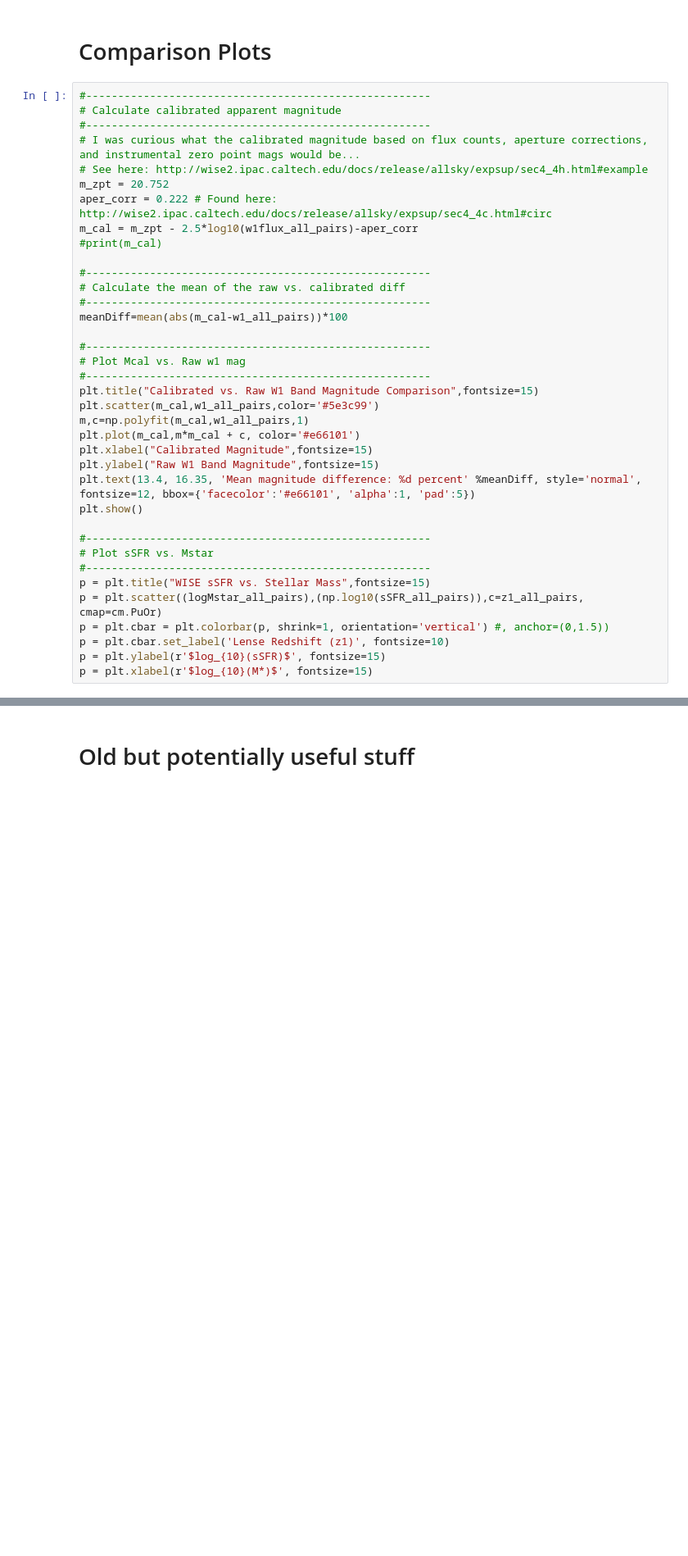
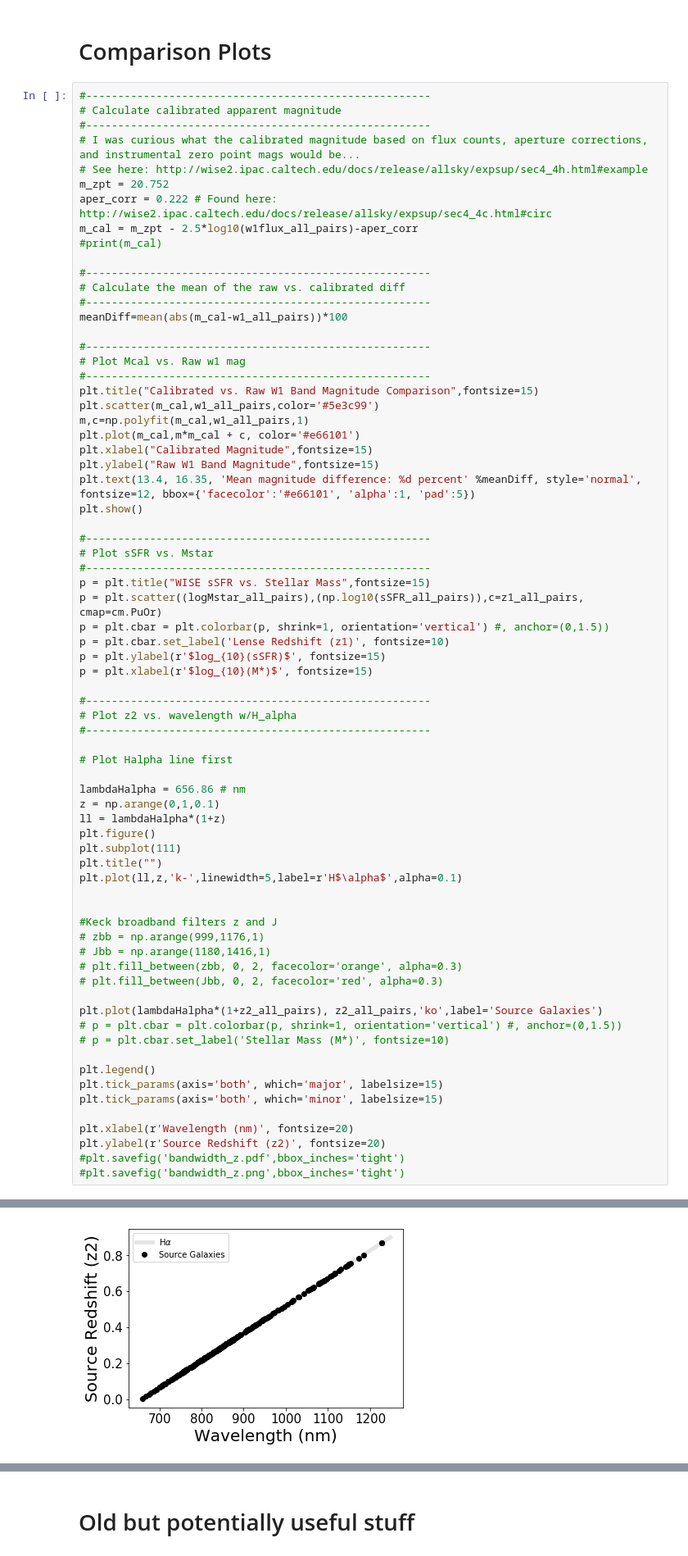
Before and after one commit to beckysteele/python_playground, a Jupyter notebook: strong_lensing_research/Research Plots (Becky).ipynb, the cells around one changed output, grey strips where cells are left out. Shown at 82% size. Saved outputs shown, nothing was run; the diff lists cells and outputs as text; blank space fills up the shorter version.

```diff
--- a/strong_lensing_research/Research Plots (Becky).ipynb
+++ b/strong_lensing_research/Research Plots (Becky).ipynb
@@ -494,5 +511,39 @@ p = plt.cbar = plt.colorbar(p, shrink=1, orientation='vertical') #, anchor=(0,1.
 p = plt.cbar.set_label('Lense Redshift (z1)', fontsize=10)
 p = plt.ylabel(r'$log_{10}(sSFR)$', fontsize=15)
 p = plt.xlabel(r'$log_{10}(M*)$', fontsize=15)
+
+#------------------------------------------------------
+# Plot z2 vs. wavelength w/H_alpha
+#------------------------------------------------------
+
+# Plot Halpha line first
+
+lambdaHalpha = 656.86 # nm
+z = np.arange(0,1,0.1)
+ll = lambdaHalpha*(1+z)
+plt.figure()
+plt.subplot(111)
+plt.title("")
+plt.plot(ll,z,'k-',linewidth=5,label=r'H$\alpha$',alpha=0.1)
+
+
+#Keck broadband filters z and J
+# zbb = np.arange(999,1176,1)
+# Jbb = np.arange(1180,1416,1)
+# plt.fill_between(zbb, 0, 2, facecolor='orange', alpha=0.3)
+# plt.fill_between(Jbb, 0, 2, facecolor='red', alpha=0.3)
+
+plt.plot(lambdaHalpha*(1+z2_all_pairs), z2_all_pairs,'ko',label='Source Galaxies')
+# p = plt.cbar = plt.colorbar(p, shrink=1, orientation='vertical') #, anchor=(0,1.5))
+# p = plt.cbar.set_label('Stellar Mass (M*)', fontsize=10)
+
+plt.legend()
+plt.tick_params(axis='both', which='major', labelsize=15)
+plt.tick_params(axis='both', which='minor', labelsize=15)
+
+plt.xlabel(r'Wavelength (nm)', fontsize=20)
+plt.ylabel(r'Source Redshift (z2)', fontsize=20)
+#plt.savefig('bandwidth_z.pdf',bbox_inches='tight')
+#plt.savefig('bandwidth_z.png',bbox_inches='tight')
 # %% [output]
 [figure]
@@ -499,4 +551,5 @@ p = plt.xlabel(r'$log_{10}(M*)$', fontsize=15)
 [figure]
+[figure, added]
 # %%
 #------------------------------------------------------
 # Plot Mstar vs. z1
```
Also changed, not shown: parts of 9 cells of this notebook, 3 other files.
